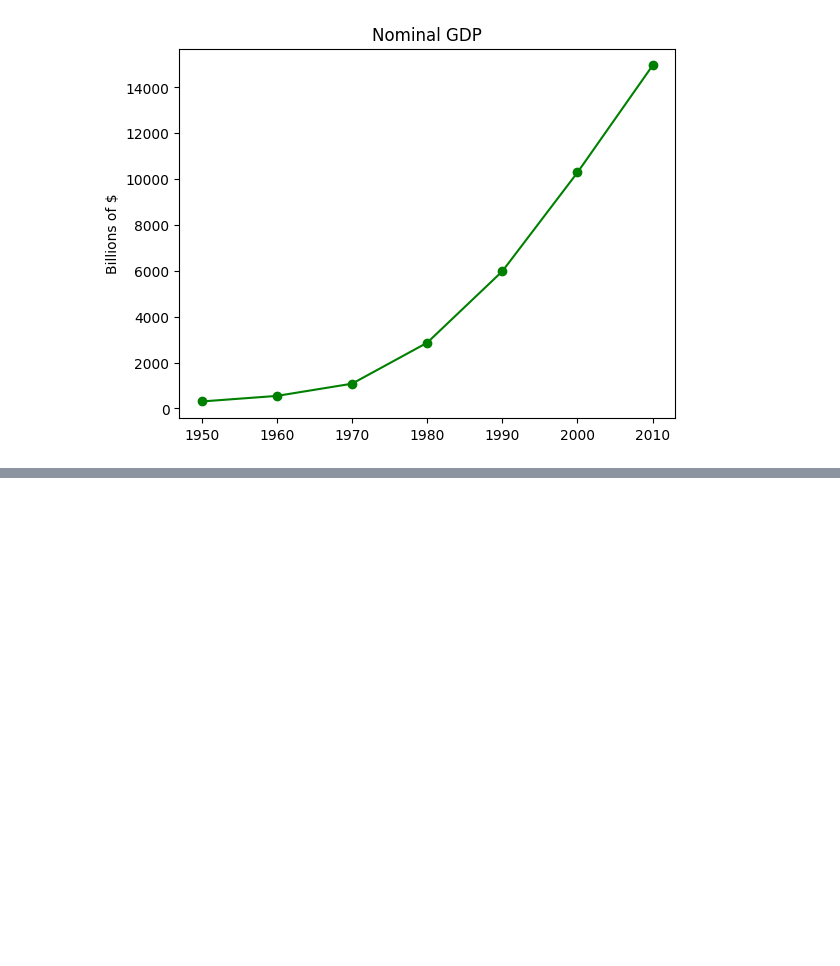
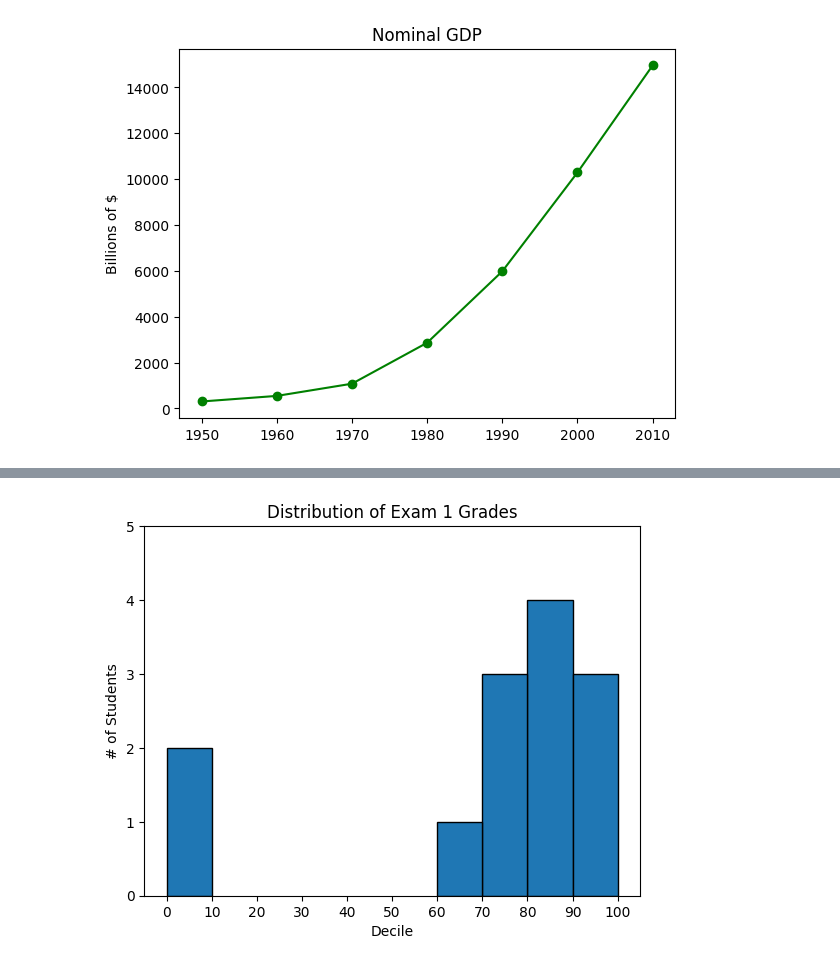
Before and after one commit to loandev-py/ciencia_de_datos_desde_cero, a Jupyter notebook: ciencia_de_datos_desde_cero.ipynb, the cells around one changed output, grey strips where cells are left out. Cells and saved outputs as stored; diff of their text form; code cells hidden in the pictures; blank space fills up the shorter version.

Commit message:
avance hasta la pagina 91

```diff
--- a/ciencia_de_datos_desde_cero.ipynb
+++ b/ciencia_de_datos_desde_cero.ipynb
@@ -1427,0 +1474,42 @@ plt.show()
+# %%
+from collections import Counter
+
+grades = [
+    83,
+    95,
+    91,
+    87,
+    70,
+    0,
+    85,
+    82,
+    100,
+    67,
+    73,
+    77,
+    0,
+]  # Agupa las notas en bucket por decil, pero pone 100 con los 90
+histogram = Counter(min(grade // 10 * 10, 90) for grade in grades)
+plt.bar(
+    [
+        x + 5
+        for x in histogram.keys()  # # mueve a la derecha en 5
+    ],
+    histogram.values(),  # # da cada barra su altura correcta
+    10,  # da a cada barra una altura de 10
+    edgecolor=(0, 0, 0),
+)  # bordes negros para cada barra
+plt.axis([-5, 105, 0, 5])  # eje x desde -5 hasta 105, eje y desde 0 hasta 5
+plt.xticks(
+    [
+        10 * i
+        for i in range(11)  # etiquetas del eje x en 0,10,..,100
+    ]
+)
+plt.xlabel("Decile")
+plt.ylabel("# of Students")
+plt.title("Distribution of Exam 1 Grades")
+
+plt.show()
+# %% [output]
+[figure, added]
```
Also changed, not shown: parts of 39 cells of this notebook.
